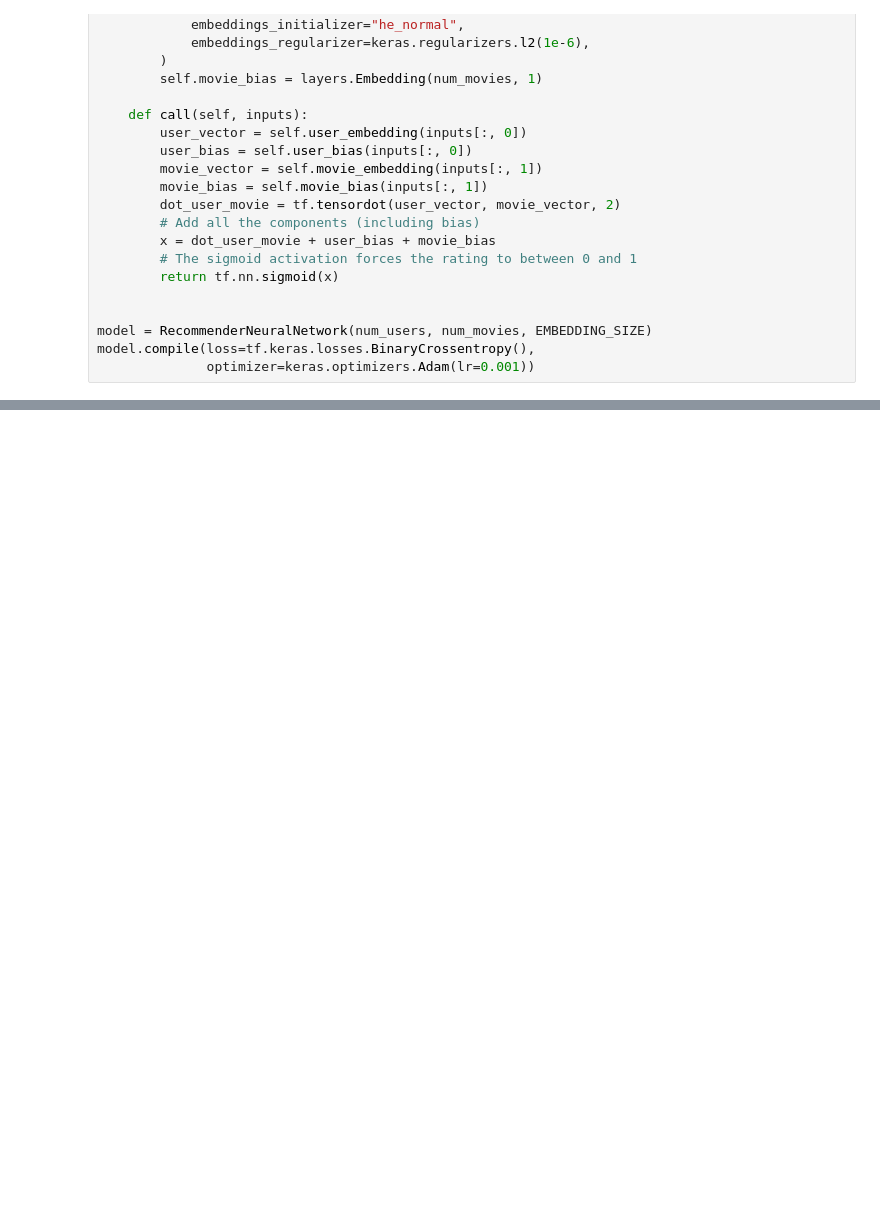
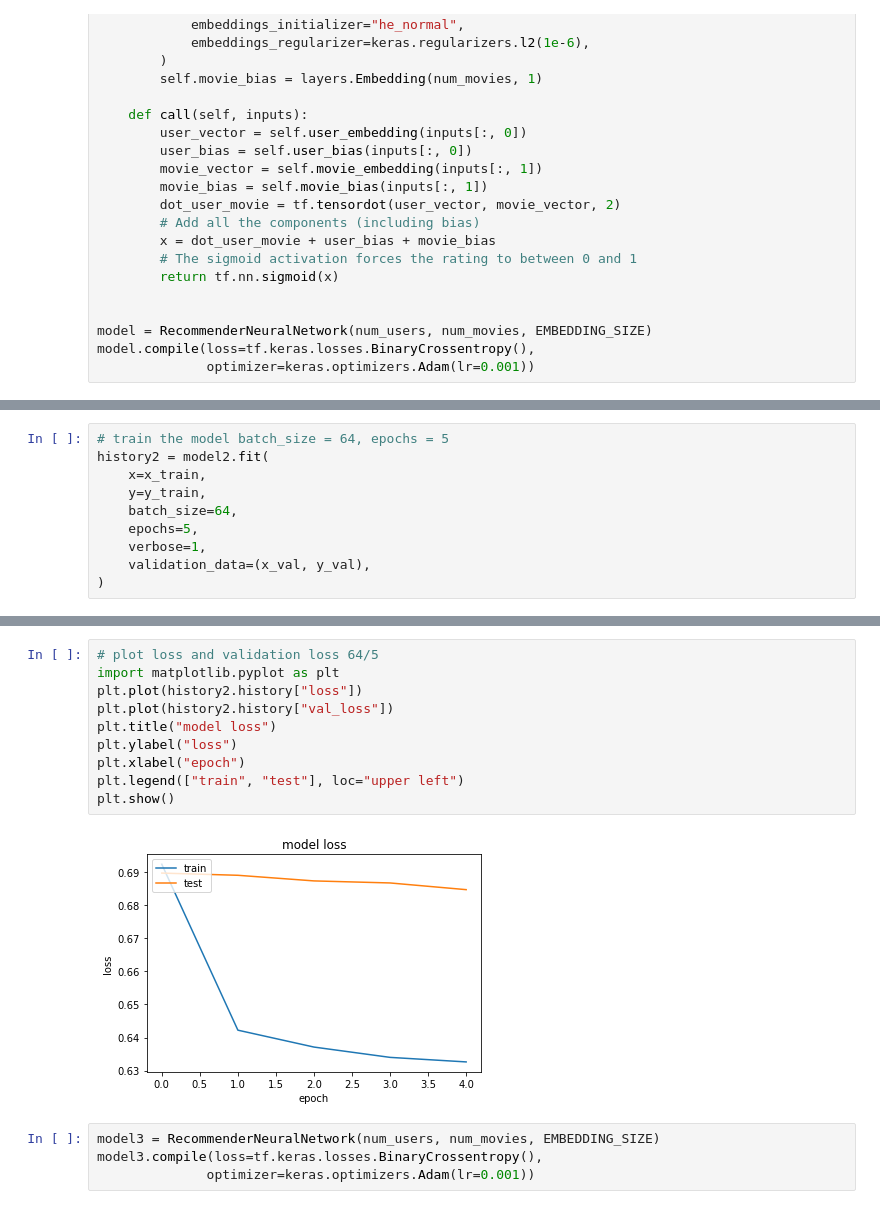
Before and after one commit to faisalbegins/recommender-ml, a Jupyter notebook: notebooks/recommender.ipynb, the cells around one changed output, grey strips where cells are left out. Drawn from its saved outputs; the diff is of its cells as text; blank space fills up the shorter version.

```diff
--- a/notebooks/recommender.ipynb
+++ b/notebooks/recommender.ipynb
@@ -656,0 +661,10 @@ plt.show()
+# %%
+# train the model batch_size = 64, epochs = 5
+history2 = model2.fit(
+    x=x_train,
+    y=y_train,
+    batch_size=64,
+    epochs=5,
+    verbose=1,
+    validation_data=(x_val, y_val),
+)
@@ -656,0 +682,16 @@ plt.show()
+# %%
+# plot loss and validation loss 64/5
+import matplotlib.pyplot as plt
+plt.plot(history2.history["loss"])
+plt.plot(history2.history["val_loss"])
+plt.title("model loss")
+plt.ylabel("loss")
+plt.xlabel("epoch")
+plt.legend(["train", "test"], loc="upper left")
+plt.show()
+# %% [output]
+[figure, added]
+# %%
+model3 = RecommenderNeuralNetwork(num_users, num_movies, EMBEDDING_SIZE)
+model3.compile(loss=tf.keras.losses.BinaryCrossentropy(),
+              optimizer=keras.optimizers.Adam(lr=0.001))
```
Also changed, not shown: parts of 13 cells of this notebook.
